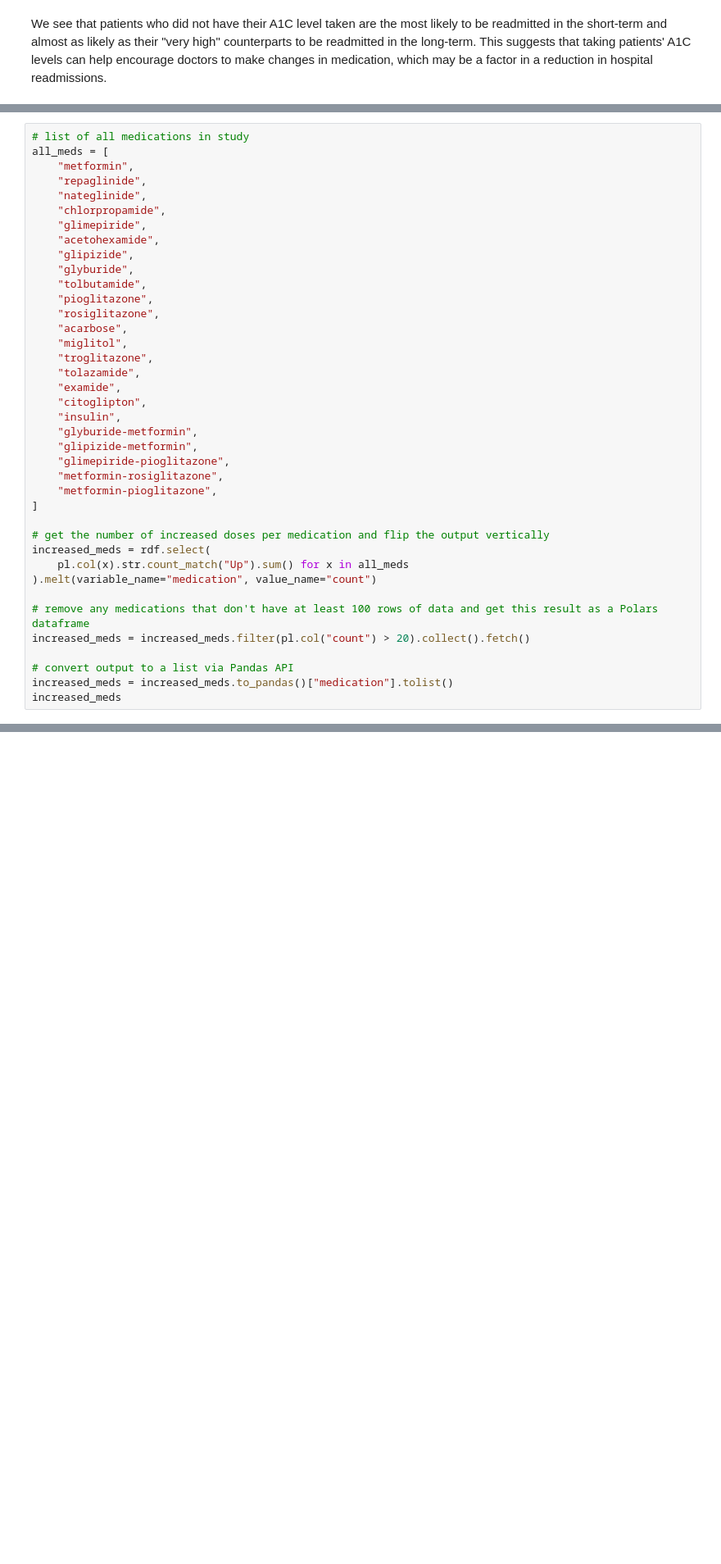
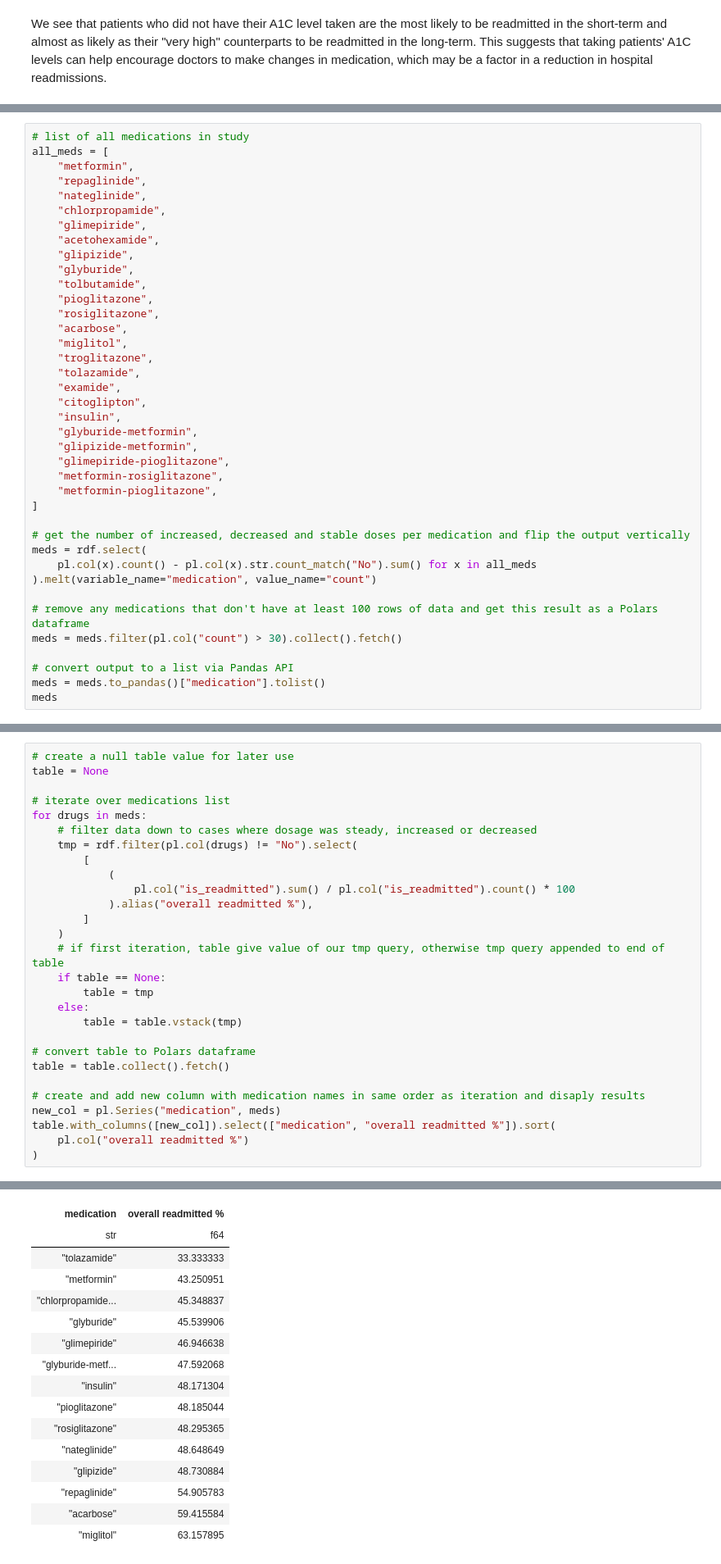
Before and after one commit to mithril-security/bastionlab, a Jupyter notebook: docs/docs/how-to-guides/diabetes_exploration.ipynb, the cells around one changed output, grey strips where cells are left out. Shown at 82% size. Drawn from its saved outputs; the diff is of its cells as text; blank space fills up the shorter version.

```diff
--- a/docs/docs/how-to-guides/diabetes_exploration.ipynb
+++ b/docs/docs/how-to-guides/diabetes_exploration.ipynb
@@ -642,17 +688,17 @@ all_meds = [
     "metformin-pioglitazone",
 ]
 
-# get the number of increased doses per medication and flip the output vertically
-increased_meds = rdf.select(
-    pl.col(x).str.count_match("Up").sum() for x in all_meds
+# get the number of increased, decreased and stable doses per medication and flip the output vertically
+meds = rdf.select(
+    pl.col(x).count() - pl.col(x).str.count_match("No").sum() for x in all_meds
 ).melt(variable_name="medication", value_name="count")
 
 # remove any medications that don't have at least 100 rows of data and get this result as a Polars dataframe
-increased_meds = increased_meds.filter(pl.col("count") > 20).collect().fetch()
+meds = meds.filter(pl.col("count") > 30).collect().fetch()
 
 # convert output to a list via Pandas API
-increased_meds = increased_meds.to_pandas()["medication"].tolist()
-increased_meds
+meds = meds.to_pandas()["medication"].tolist()
+meds
 # %% [output]
 ['metformin',
  'repaglinide',
@@ -667,0 +721,29 @@ We now do exactly the same for decreased medications.
+# %%
+# create a null table value for later use
+table = None
+
+# iterate over medications list
+for drugs in meds:
+    # filter data down to cases where dosage was steady, increased or decreased
+    tmp = rdf.filter(pl.col(drugs) != "No").select(
+        [
+            (
+                pl.col("is_readmitted").sum() / pl.col("is_readmitted").count() * 100
+            ).alias("overall readmitted %"),
+        ]
+    )
+    # if first iteration, table give value of our tmp query, otherwise tmp query appended to end of table
+    if table == None:
+        table = tmp
+    else:
+        table = table.vstack(tmp)
+
+# convert table to Polars dataframe
+table = table.collect().fetch()
+
+# create and add new column with medication names in same order as iteration and disaply results
+new_col = pl.Series("medication", meds)
+table.with_columns([new_col]).select(["medication", "overall readmitted %"]).sort(
+    pl.col("overall readmitted %")
+)
+# %% [output]
@@ -667,0 +751,16 @@ We now do exactly the same for decreased medications.
+| medication | overall readmitted % |
+| str | f64 |
+| "tolazamide" | 33.333333 |
+| "metformin" | 43.250951 |
+| "chlorpropamide... | 45.348837 |
+| "glyburide" | 45.539906 |
+| "glimepiride" | 46.946638 |
+| "glyburide-metf... | 47.592068 |
+| "insulin" | 48.171304 |
+| "pioglitazone" | 48.185044 |
+| "rosiglitazone" | 48.295365 |
+| "nateglinide" | 48.648649 |
+| "glipizide" | 48.730884 |
+| "repaglinide" | 54.905783 |
+| "acarbose" | 59.415584 |
+| "miglitol" | 63.157895 |
```
Also changed, not shown: parts of 33 cells of this notebook.
